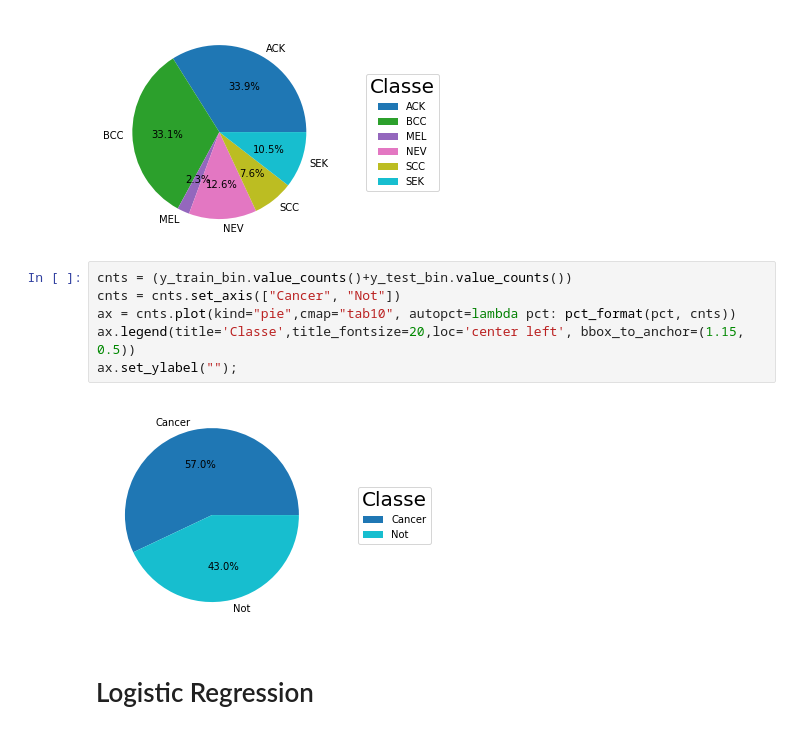
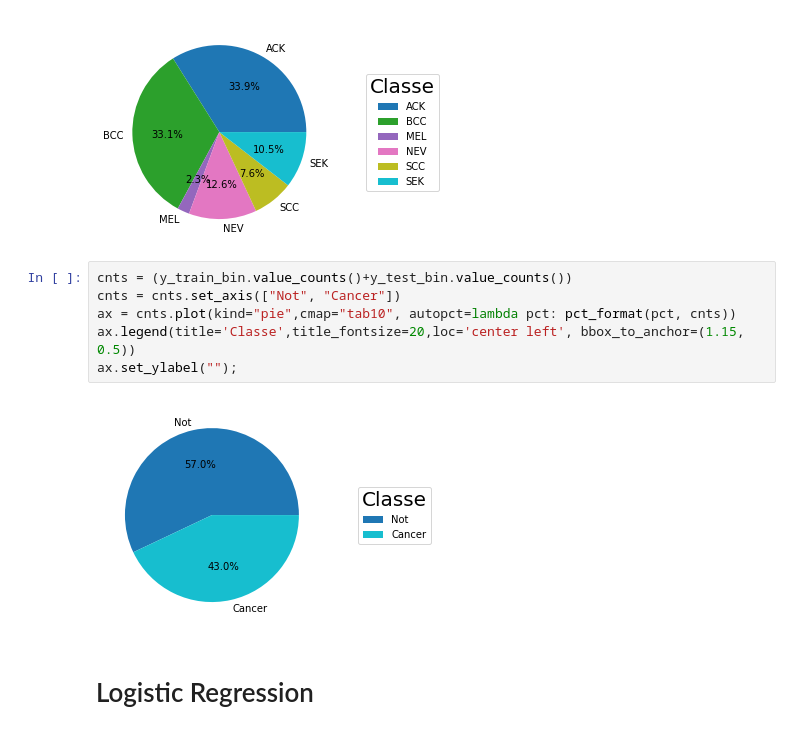
Before and after one commit to CEDipEngineering/ComputerAidedSkinCancerIdentificationAndDiagnosis, a Jupyter notebook: experiments/samuel/metadata_classifier_4.ipynb, the cells around one changed output. Saved outputs shown, nothing was run; the diff lists cells and outputs as text.

Commit message:
Fix grid search and pizza chart

```diff
--- a/experiments/samuel/metadata_classifier_4.ipynb
+++ b/experiments/samuel/metadata_classifier_4.ipynb
@@ -299,12 +299,12 @@ Text(0, 0.5, '')
 [figure]
 # %%
 cnts = (y_train_bin.value_counts()+y_test_bin.value_counts())
-cnts = cnts.set_axis(["Cancer", "Not"])
+cnts = cnts.set_axis(["Not", "Cancer"])
 ax = cnts.plot(kind="pie",cmap="tab10", autopct=lambda pct: pct_format(pct, cnts))
 ax.legend(title='Classe',title_fontsize=20,loc='center left', bbox_to_anchor=(1.15, 0.5))
 ax.set_ylabel("");
 # %% [output]
-[figure, old version]
+[figure, new version]
 # %% [markdown]
 # Logistic Regression
 # %%
```
Also changed, not shown: parts of 7 cells of this notebook, 1 other file.
